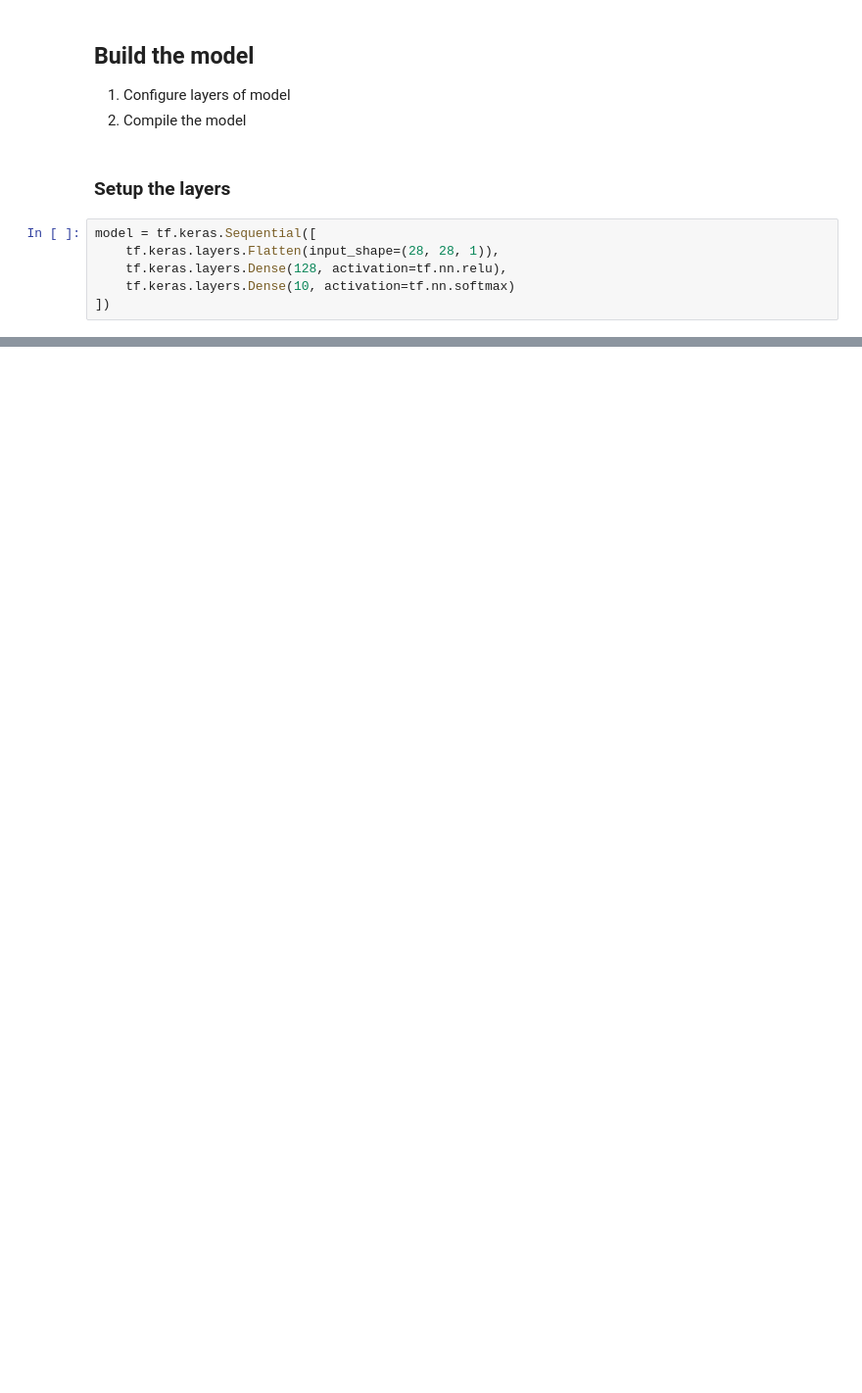
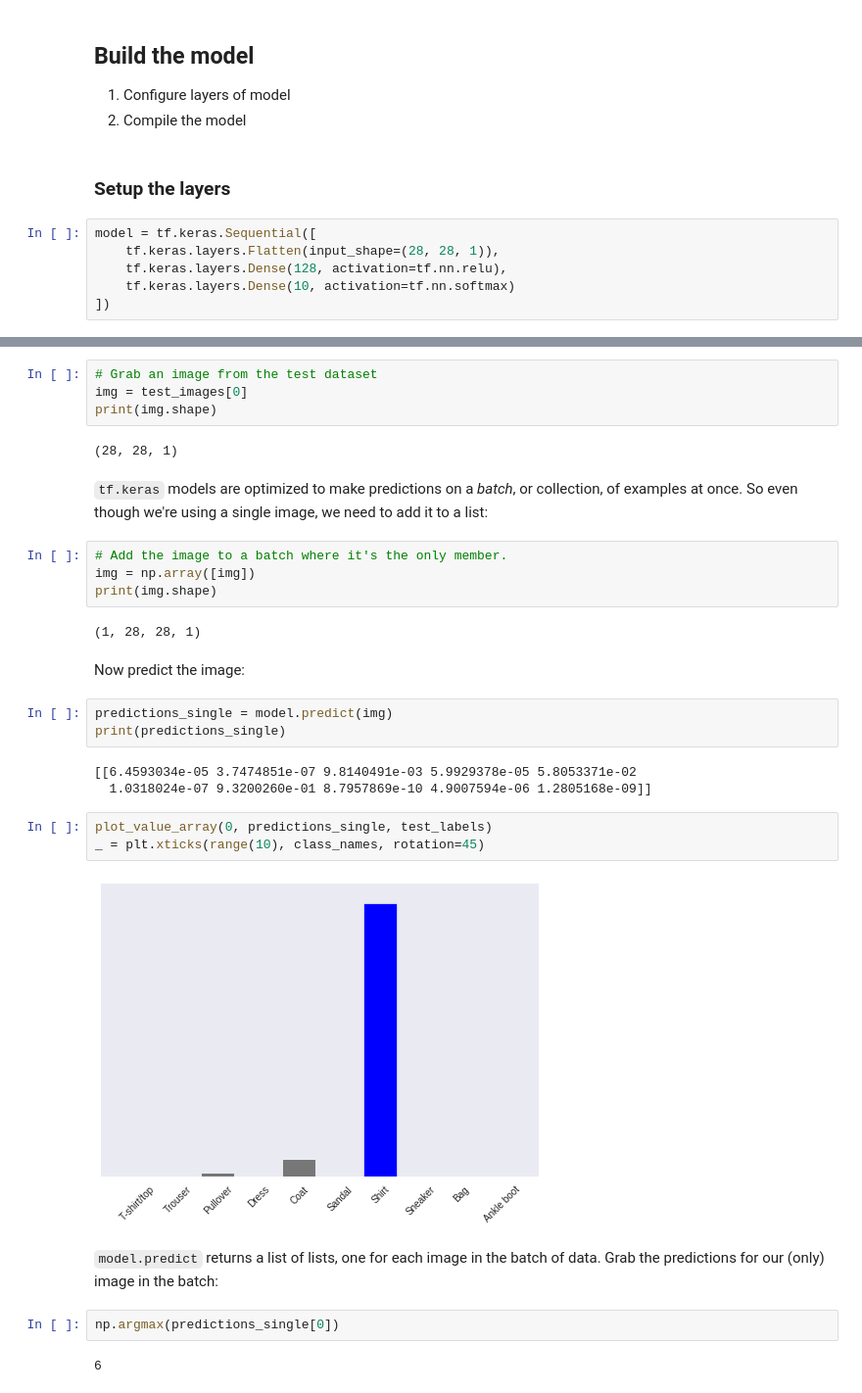
Before and after one commit to y33-j3T/Machine-Learning-Archive, a Jupyter notebook: Classifying_Images_of_Clothing.ipynb, the cells around one changed output, grey strips where cells are left out. Shown at 98% size. Drawn from its saved outputs; the diff is of its cells as text; blank space fills up the shorter version.

```diff
--- a/Classifying_Images_of_Clothing.ipynb
+++ b/Classifying_Images_of_Clothing.ipynb
@@ -205,0 +358,35 @@ This network has 3 layers:
+# %%
+# Grab an image from the test dataset
+img = test_images[0]
+print(img.shape)
+# %% [output]
+(28, 28, 1)
+# %% [markdown]
+  `tf.keras` models are optimized to make predictions on a *batch*, or collection, of examples at once.
+  So even though we're using a single image, we need to add it to a list:
+# %%
+# Add the image to a batch where it's the only member.
+img = np.array([img])
+print(img.shape)
+# %% [output]
+(1, 28, 28, 1)
+# %% [markdown]
+Now predict the image:
+# %%
+predictions_single = model.predict(img)
+print(predictions_single)
+# %% [output]
+[[6.4593034e-05 3.7474851e-07 9.8140491e-03 5.9929378e-05 5.8053371e-02
+  1.0318024e-07 9.3200260e-01 8.7957869e-10 4.9007594e-06 1.2805168e-09]]
+# %%
+plot_value_array(0, predictions_single, test_labels)
+_ = plt.xticks(range(10), class_names, rotation=45)
+# %% [output]
+[figure, added]
+# %% [markdown]
+`model.predict` returns a list of lists, one for each image in the batch of data.
+Grab the predictions for our (only) image in the batch:
+# %%
+np.argmax(predictions_single[0])
+# %% [output]
+6
```
Also changed, not shown: parts of 29 cells of this notebook.
